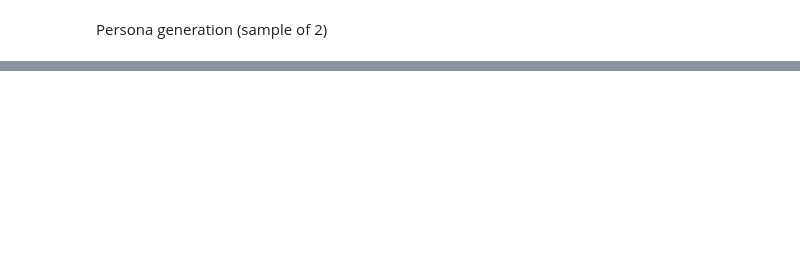
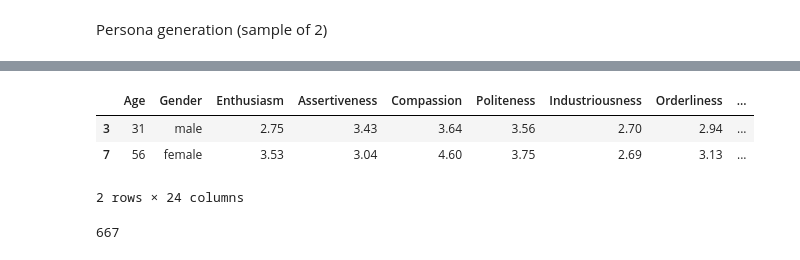
Before and after one commit to DanielSchipfer/The-Parrot-in-the-Machine-Simulating-Human-Behavior-with-Large-Language-Models, a Jupyter notebook: code/LLM_Experiments.ipynb, the cells around one changed output, grey strips where cells are left out. Saved outputs shown, nothing was run; the diff lists cells and outputs as text; code cells hidden in the pictures; blank space fills up the shorter version.

```diff
--- a/code/LLM_Experiments.ipynb
+++ b/code/LLM_Experiments.ipynb
@@ -122,6 +80,23 @@ In the next message you will recieve the personality trait messages:"""
 # %%
-runner = LLMExperimentRunner(llm_model="deepseek-chat V3.2", max_workers=10)
+PERSONA_SYSTEM_PROMPT = get_persona_system_prompt()
+runner = LLMExperimentRunner(
+    llm="deepseek-v4-pro",
+    max_workers=2,
+    thinking='enabled',
+    reasoning_effort="high",
+    )
 df_persona = runner.generate_personas(df, PERSONA_SYSTEM_PROMPT)
+df_persona
+# %% [output]
+|  | Age | Gender | Enthusiasm | Assertiveness | Compassion | Politeness | Industriousness | Orderliness | ... |
+| 3 | 31 | male | 2.75 | 3.43 | 3.64 | 3.56 | 2.70 | 2.94 | ... |
+| 7 | 56 | female | 3.53 | 3.04 | 4.60 | 3.75 | 2.69 | 3.13 | ... |
+2 rows × 24 columns
+# %%
+word_count = len(df_persona.iloc[1]["llm_persona"].split())
+print(word_count)
+# %% [output]
+667
 # %%
 # maybe I need something like this in case the model produces more than a single word response
 def extract_last_word_clean(
```
Also changed, not shown: parts of 25 cells of this notebook, 1 other file.
